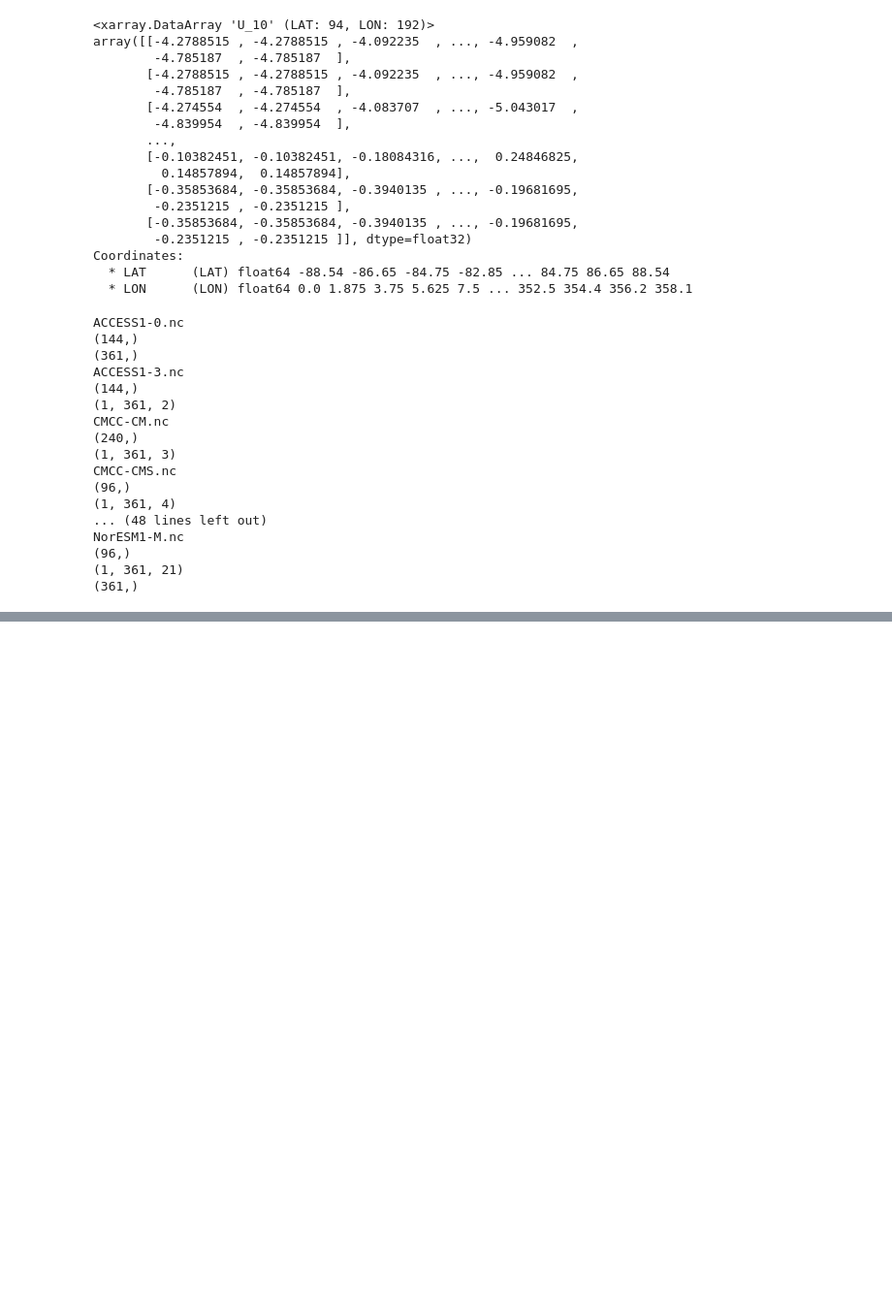
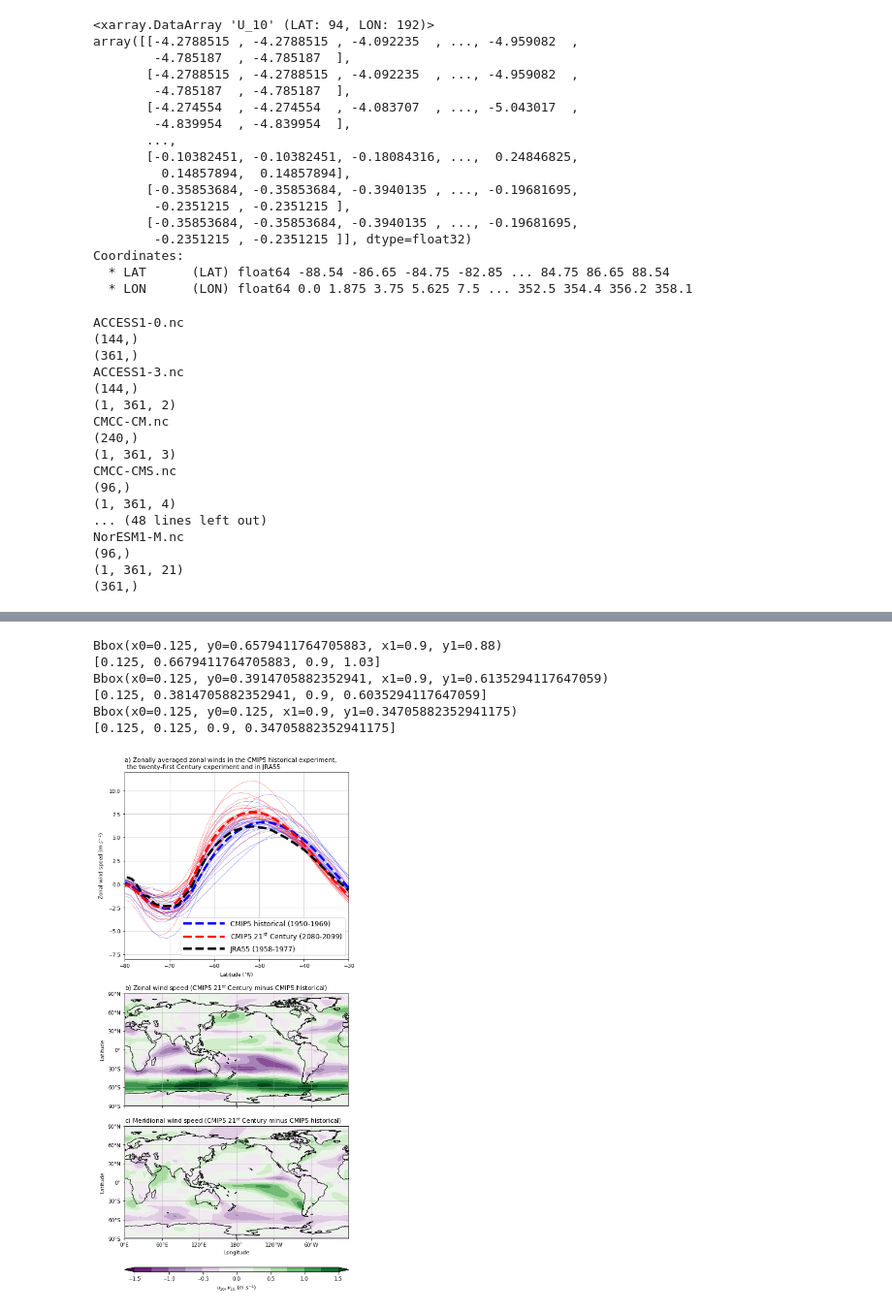
Before and after one commit to ERDuran/CMIP5, a Jupyter notebook: p27_spaghetti_rcp85.ipynb, the cells around one changed output, grey strips where cells are left out. Shown: that part at 97% size. Saved outputs shown, nothing was run; the diff lists cells and outputs as text; code cells hidden in the pictures; blank space fills up the shorter version.

```diff
--- a/p27_spaghetti_rcp85.ipynb
+++ b/p27_spaghetti_rcp85.ipynb
@@ -279,13 +299,13 @@ p2, = plt.plot(uas_lat_unique, uas_rcp85_zonavg_MMM, linewidth=4, color='r',  li
 
 p3, = plt.plot(uas_plot.latitude, uas_plot, linewidth=4, color='k',  linestyle='--')
 plt.legend((p1, p2, p3), ('CMIP5 historical (1950-1969)',
-                          'CMIP5 twenty-first Century  (2080-2099)',
+                          'CMIP5 $21^{st}$ Century (2080-2099)',
                           'JRA55 (1958-1977)'), loc='lower right',
           fontsize = 12)
 
 plt.grid(linewidth=0.5)
 plt.xlim(-80, -30)
-plt.ylim(-6, 12)
+plt.ylim(-8, 12)
 plt.title('a) Zonally averaged zonal winds in the CMIP5 historical experiment, \n '\
           'the twenty-first Century experiment and in JRA55', loc='left')
 plt.xlabel('Latitude ($^{\circ}N$)')
@@ -327,32 +347,40 @@ ax.add_feature(land_50m)
 ax.set_extent([-180, 180, -90, 90], crs=ccrs.PlateCarree(central_longitude=180))
 ax.set_xticks([-180, -120, -60, 0, 60, 120], crs=ccrs.PlateCarree())
 ax.set_yticks([-90, -60, -30, 0, 30, 60, 90], crs=ccrs.PlateCarree())
 lon_formatter = LongitudeFormatter(zero_direction_label=True)
 lat_formatter = LatitudeFormatter()
 ax.xaxis.set_major_formatter(lon_formatter)
 ax.yaxis.set_major_formatter(lat_formatter)
 contf = anom.plot.contourf(add_colorbar=False, levels=cont_lev,
                            cmap=plt.cm.PRGn, extend='both', transform=ccrs.PlateCarree())
 ax.set_position(bbox(pos_plot))
 plt.grid(linewidth=0.5)
 plt.title(r'c) Meridional wind speed (CMIP5 $21^{st}$ Century minus CMIP5 historical)', loc='left')
 plt.xlabel('Longitude')
 plt.ylabel('Latitude')
 
 axins = inset_axes(ax,
                    width="100%",  # width = 5% of parent_bbox width
                    height="4%",  # height : 50%
                    loc='lower left',
                    bbox_to_anchor=(0, -0.3, 1, 1),
                    bbox_transform=ax.transAxes,
                    borderpad=0)
 cbar = plt.colorbar(contf, orientation='horizontal',
                     label=r'$u_{10},v_{10}$ ($m\ s^{-1}$)', cax=axins)
 
 output_ls = os.listdir(figures_path)
 if not script_name:
     script_name = 'test'
 elif script_name not in output_ls:
     os.mkdir(figures_path + '/' + script_name)
-# plt.savefig(figures_path + '/' + script_name + '/' + script_name[0:3] \
-#             + '_fig2_2' + '.png', bbox_inches='tight', dpi=300)
+plt.savefig(figures_path + '/' + script_name + '/' + script_name[0:3] \
+            + '_fig2_2' + '.png', bbox_inches='tight', dpi=300)
+# %% [output]
+Bbox(x0=0.125, y0=0.6579411764705883, x1=0.9, y1=0.88)
+[0.125, 0.6679411764705883, 0.9, 1.03]
+Bbox(x0=0.125, y0=0.3914705882352941, x1=0.9, y1=0.6135294117647059)
+[0.125, 0.3814705882352941, 0.9, 0.6035294117647059]
+Bbox(x0=0.125, y0=0.125, x1=0.9, y1=0.34705882352941175)
+[0.125, 0.125, 0.9, 0.34705882352941175]
+[figure, added]
```
Also changed, not shown: parts of 2 cells of this notebook.
